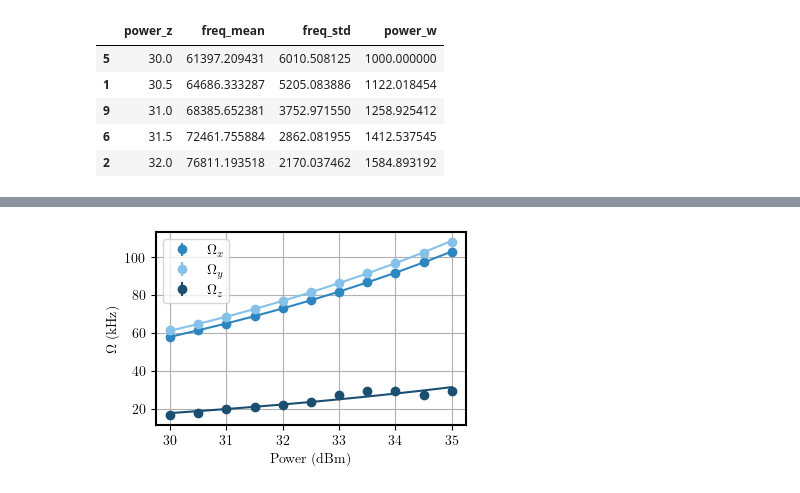
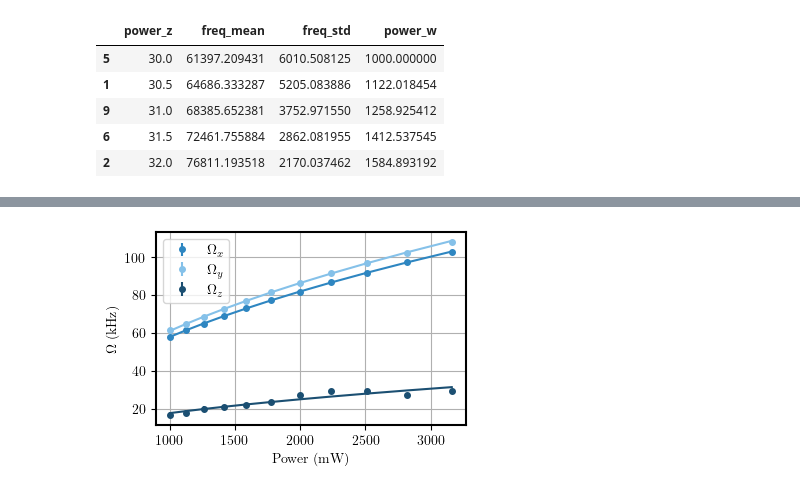
Before and after one commit to oscarkremer/dissertation-codes, a Jupyter notebook: notebooks/Chapter 5/5.Freq vs power.ipynb, the cells around one changed output, grey strips where cells are left out. Drawn from its saved outputs; the diff is of its cells as text; code cells hidden in the pictures.

```diff
--- a/notebooks/Chapter 5/5.Freq vs power.ipynb
+++ b/notebooks/Chapter 5/5.Freq vs power.ipynb
@@ -58,22 +60,25 @@ ans_z, _ = curve_fit(simple_model, df_z['power_w'].values, df_z['freq_mean'].val
 # %%
 colors = ['#2E86C1', '#85C1E9', '#1B4F72']
 fig = plt.figure(figsize=(5.4*1.3*10, 10*4.2))
 fig.set_size_inches(2.5*1.6, 2.5, forward=True)
 
-plt.errorbar(df_x['power_z'].values, df_x['freq_mean'].values/1e3, yerr=np.sqrt(df_x['freq_std'].values)/1e3, fmt='o', color=colors[0], label=r'$\Omega_x$')
-plt.plot(df_x['power_z'].values, simple_model(df_x['power_w'].values, *ans_x)/1e3, color=colors[0], label='_')
-plt.errorbar(df_y['power_z'].values, df_y['freq_mean'].values/1e3, yerr=np.sqrt(df_y['freq_std'].values)/1e3, fmt='o', color=colors[1], label=r'$\Omega_y$')
-plt.plot(df_x['power_z'].values, simple_model(df_x['power_w'].values, *ans_y)/1e3,color=colors[1], label='_')
-plt.errorbar(df_z['power_z'].values, df_z['freq_mean'].values/1e3, yerr=np.sqrt(df_z['freq_std'].values)/1e3, fmt='o', color=colors[2], label=r'$\Omega_z$')
-plt.plot(df_x['power_z'].values, simple_model(df_x['power_w'].values, *ans_z)/1e3,color=colors[2], label='_')
+plt.errorbar(df_x['power_w'].values, df_x['freq_mean'].values/1e3, yerr=np.sqrt(df_x['freq_std'].values)/1e3, fmt='o',
+             color=colors[0], label=r'$\Omega_x$', markersize=4)
+plt.plot(df_x['power_w'].values, simple_model(df_x['power_w'].values, *ans_x)/1e3, color=colors[0], label='_')
+plt.errorbar(df_y['power_w'].values, df_y['freq_mean'].values/1e3, yerr=np.sqrt(df_y['freq_std'].values)/1e3, fmt='o',
+              color=colors[1], label=r'$\Omega_y$', markersize=4)
+plt.plot(df_x['power_w'].values, simple_model(df_x['power_w'].values, *ans_y)/1e3,color=colors[1], label='_')
+plt.errorbar(df_z['power_w'].values, df_z['freq_mean'].values/1e3, yerr=np.sqrt(df_z['freq_std'].values)/1e3, fmt='o',
+             color=colors[2], label=r'$\Omega_z$', markersize=4)
+plt.plot(df_x['power_w'].values, simple_model(df_x['power_w'].values, *ans_z)/1e3,color=colors[2], label='_')
 #plt.yscale('log')
 plt.grid()
-plt.xlabel('Power (dBm)')
+plt.xlabel('Power (mW)')
 plt.ylabel(r'$\Omega$ (kHz)')
 #plt.xlim([2.3, 4e-5])
 #plt.ylim([0.3, 400])
 plt.legend()
-plt.savefig('freq_vs_power.png', dpi=300, bbox_inches = 'tight')
+plt.savefig('../../plots/Chapter 5/freq_vs_power.pdf', dpi=300, bbox_inches = 'tight')
 plt.show()
 # %% [output]
-[figure, old version]
+[figure, new version]
```
Also changed, not shown: parts of 3 cells of this notebook, 23 other files.
